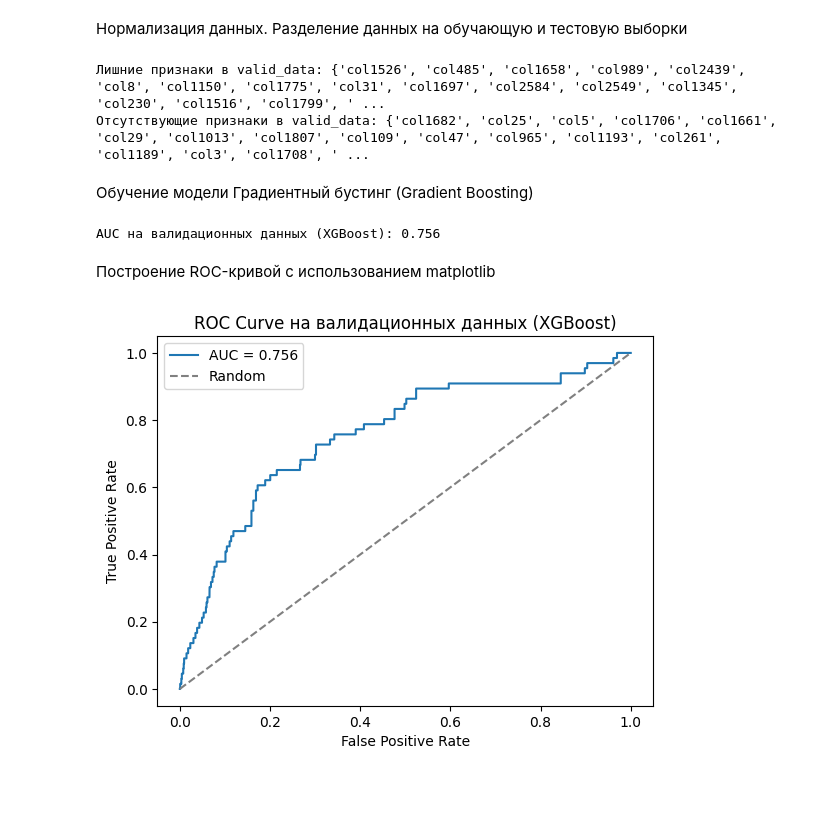
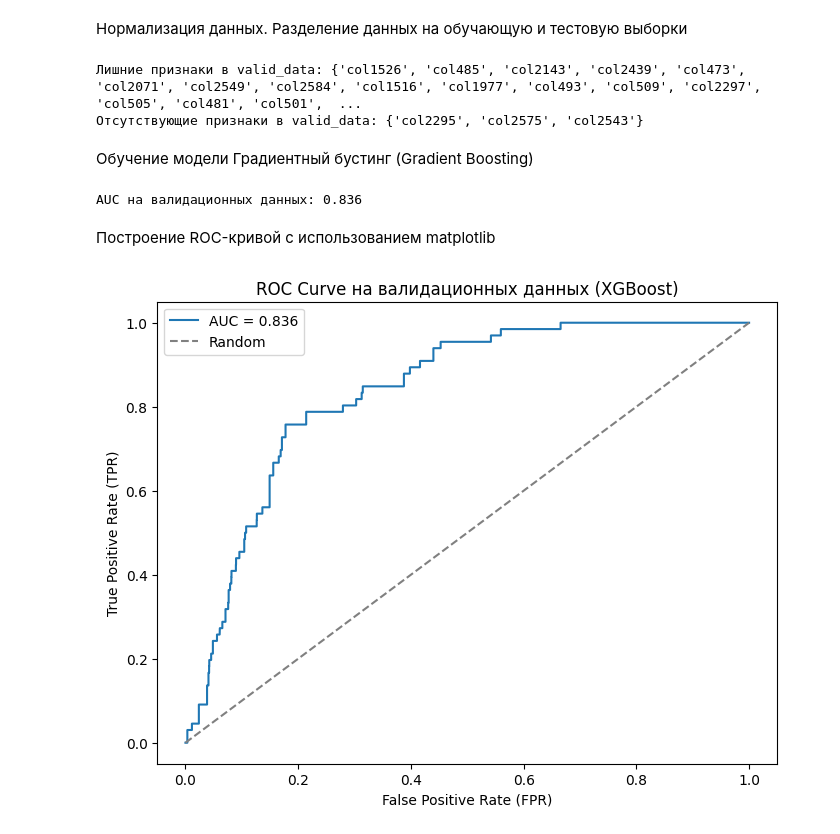
Before and after one commit to Kent4r/SecondIntensive, a Jupyter notebook: Viktor_BaseLine/Part_of_Viktor.ipynb, the cells around one changed output. Saved outputs shown, nothing was run; the diff lists cells and outputs as text; code cells hidden in the pictures; blank space fills up the shorter version.

```diff
--- a/Viktor_BaseLine/Part_of_Viktor.ipynb
+++ b/Viktor_BaseLine/Part_of_Viktor.ipynb
@@ -44,11 +45,10 @@ df_target_2, df_target_3 = preprocess_data(valid_data)
 # %% [markdown]
 Заполнение пропусков с использованием KNN
 # %%
-from fancyimpute import KNN
-df_filled_0 = pd.DataFrame(KNN(k=9).fit_transform(df_target_0), columns=df_target_0.columns)
-df_filled_1 = pd.DataFrame(KNN(k=9).fit_transform(df_target_1), columns=df_target_1.columns)
+df_filled_0 = pd.DataFrame(KNNImputer(n_neighbors=12).fit_transform(df_target_0), columns=df_target_0.columns)
+df_filled_1 = pd.DataFrame(KNNImputer(n_neighbors=12).fit_transform(df_target_1), columns=df_target_1.columns)
 combined_train = pd.concat([df_filled_0, df_filled_1])
 
-df_filled_2 = pd.DataFrame(KNN(k=9).fit_transform(df_target_2), columns=df_target_2.columns)
-df_filled_3 = pd.DataFrame(KNN(k=9).fit_transform(df_target_3), columns=df_target_3.columns)
+df_filled_2 = pd.DataFrame(KNNImputer(n_neighbors=12).fit_transform(df_target_2), columns=df_target_2.columns)
+df_filled_3 = pd.DataFrame(KNNImputer(n_neighbors=12).fit_transform(df_target_3), columns=df_target_3.columns)
 combined_valid = pd.concat([df_filled_2, df_filled_3])
@@ -123,7 +88,7 @@ X_valid = scaler.transform(X_valid)  # Масштабируем валидаци
 smote = SMOTE(random_state=42)
 X_train, y_train = smote.fit_resample(X_train, y_train)
 # %% [output]
-Лишние признаки в valid_data: {'col1526', 'col485', 'col1658', 'col989', 'col2439', 'col8', 'col1150', 'col1775', 'col31', 'col1697', 'col2584', 'col2549', 'col1345', 'col230', 'col1516', 'col1799', ' ...
-Отсутствующие признаки в valid_data: {'col1682', 'col25', 'col5', 'col1706', 'col1661', 'col29', 'col1013', 'col1807', 'col109', 'col47', 'col965', 'col1193', 'col261', 'col1189', 'col3', 'col1708', ' ...
+Лишние признаки в valid_data: {'col1526', 'col485', 'col2143', 'col2439', 'col473', 'col2071', 'col2549', 'col2584', 'col1516', 'col1977', 'col493', 'col509', 'col2297', 'col505', 'col481', 'col501',  ...
+Отсутствующие признаки в valid_data: {'col2295', 'col2575', 'col2543'}
 # %% [markdown]
 Обучение модели Градиентный бустинг (Gradient Boosting)
@@ -130,27 +142,36 @@ X_train, y_train = smote.fit_resample(X_train, y_train)
 # %%
-xgb_model = xgb.XGBClassifier(
-    n_estimators=100,  # Количество деревьев
-    max_depth=10,       # Максимальная глубина дерева
-    learning_rate=0.2, # Скорость обучения
+# Определяем модель для классификации
+xgb_model = XGBClassifier(
+    n_estimators=100,
+    max_depth=5,
+    learning_rate=0.1,
     random_state=42
 )
+
+# Обучаем модель
 xgb_model.fit(X_train, y_train)
 
-y_valid_pred_proba = xgb_model.predict_proba(X_valid)[:, 1]
-fpr_valid, tpr_valid, _ = metrics.roc_curve(y_valid, y_valid_pred_proba)
-auc_valid = metrics.roc_auc_score(y_valid, y_valid_pred_proba)
-print(f"AUC на валидационных данных (XGBoost): {auc_valid:.3f}")
+# Предсказываем вероятности на валидационных данных
+y_valid_pred_proba = xgb_model.predict_proba(X_valid)[:, 1]  # Используем вероятности для класса 1
+
+# Вычисляем AUC
+auc_valid = roc_auc_score(y_valid, y_valid_pred_proba)
+print(f"AUC на валидационных данных: {auc_valid:.3f}")
+
+# Вычисляем FPR, TPR и пороги для ROC-кривой
+fpr_valid, tpr_valid, _ = roc_curve(y_valid, y_valid_pred_proba)
 # %% [output]
-AUC на валидационных данных (XGBoost): 0.756
+AUC на валидационных данных: 0.836
 # %% [markdown]
 Построение ROC-кривой с использованием matplotlib
 # %%
-plt.plot(fpr_valid, tpr_valid, label=f'AUC = {auc_valid:.3f}')
-plt.plot([0, 1], [0, 1], linestyle='--', color='gray', label='Random')
-plt.xlabel('False Positive Rate')
-plt.ylabel('True Positive Rate')
+plt.figure(figsize=(8, 6))
+plt.plot(fpr_valid, tpr_valid, label=f'AUC = {auc_valid:.3f}')  # ROC-кривая модели
+plt.plot([0, 1], [0, 1], linestyle='--', color='gray', label='Random')  # Случайная модель
+plt.xlabel('False Positive Rate (FPR)')
+plt.ylabel('True Positive Rate (TPR)')
 plt.title('ROC Curve на валидационных данных (XGBoost)')
 plt.legend()
 plt.show()
 # %% [output]
-[figure, old version]
+[figure, new version]
```
Also changed, not shown: parts of 4 cells of this notebook.
